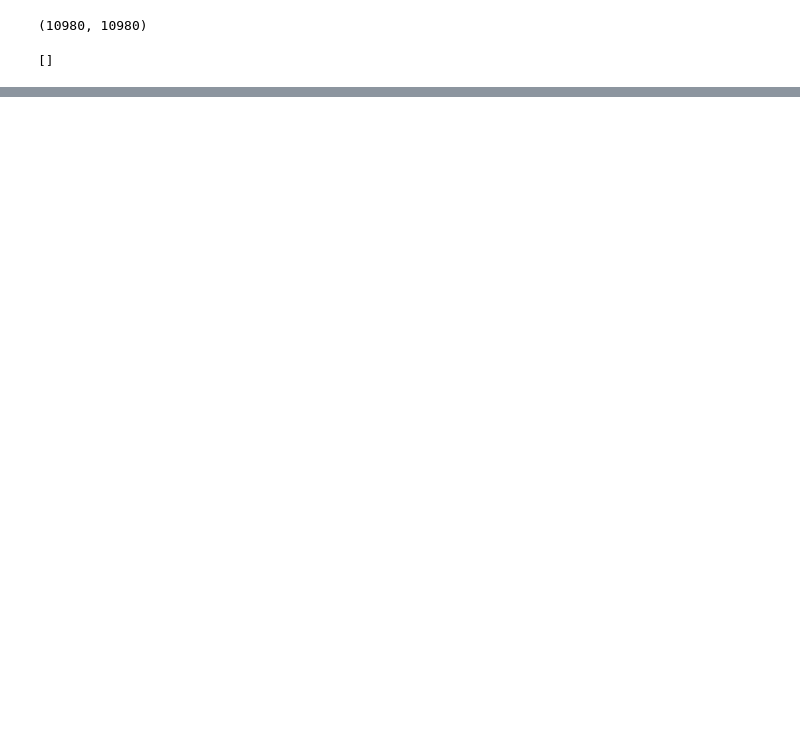
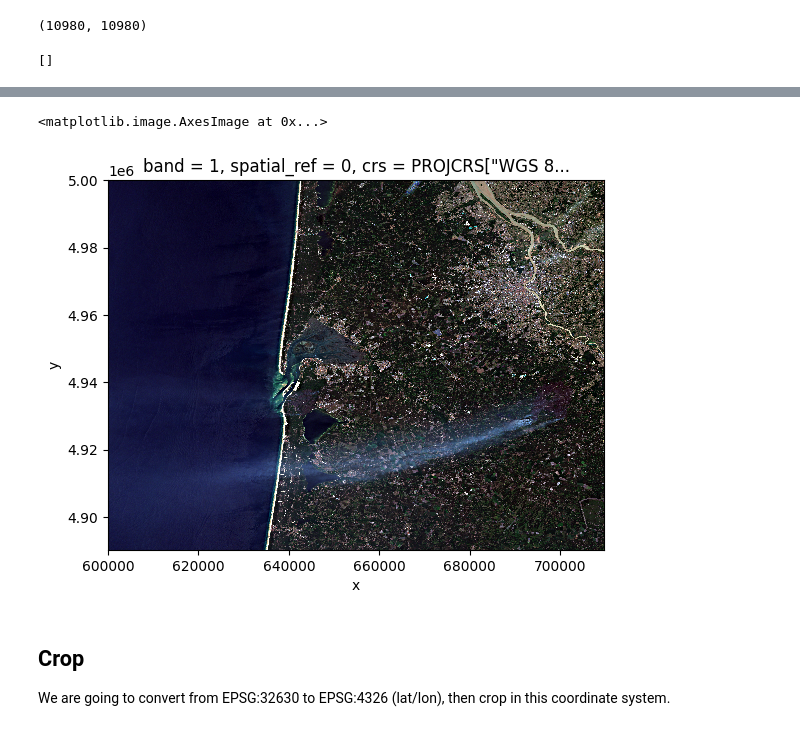
Before and after one commit to TristanCantatGaudin/playground, a Jupyter notebook: geospatial/satpy_example.ipynb, the cells around one changed output, grey strips where cells are left out. Saved outputs shown, nothing was run; the diff lists cells and outputs as text; code cells hidden in the pictures; blank space fills up the shorter version.

```diff
--- a/geospatial/satpy_example.ipynb
+++ b/geospatial/satpy_example.ipynb
@@ -97,23 +45,0 @@ TypeError: object of type 'Scene' has no len()
-# %%
-from satpy import Scene
-from satpy.composites.core import GenericCompositor
-
-# Step 1: build scene with band files
-# assuming input_files is your list of .jp2/.xml files
-scn = Scene(reader='msi_safe_l2a', filenames=input_files)
-
-# Step 2: load the needed bands
-scn.load(['B04', 'B03', 'B02'])
-# If needed, also resample so all bands match resolution / grid (especially if mixing 10m / 20m)
-# e.g.: scn.resample(scn.finest_area)
-
-# Step 3: get the DataArrays for each band from the scene
-da_red   = scn['B04']
-da_green = scn['B03']
-da_blue  = scn['B02']
-
-# Step 4: instantiate the compositor
-compositor = GenericCompositor('true_color', prerequisites=['B04', 'B03', 'B02'])
-
-# Step 5: call the compositor with a list of DataArrays
-composite_da = compositor([da_red, da_green, da_blue])
@@ -149,0 +46,5 @@ RGB
+# %%
+from satpy.composites.core import GenericCompositor
+
+comp = GenericCompositor('my_rgb')
+my_rgb = comp((scn['B04'], scn['B03'], scn['B02']))
@@ -150,3 +81,9 @@ RGB
+# %%
+img = get_enhanced_image(my_rgb)
+# %%
+# get DataArray out of `XRImage` object
+img_data = img.data
 # %%
-rgb_arr = composite_da.values
+%%time
+img_data.plot.imshow(vmin=0, vmax=1, rgb='bands')
 # %% [output]
@@ -153,0 +92,6 @@ rgb_arr = composite_da.values
+<matplotlib.image.AxesImage at 0x...>
+[figure, added]
+# %% [markdown]
+## Crop
+
+We are going to convert from EPSG:32630 to EPSG:4326 (lat/lon), then crop in this coordinate system.
```
Also changed, not shown: parts of 19 cells of this notebook.
